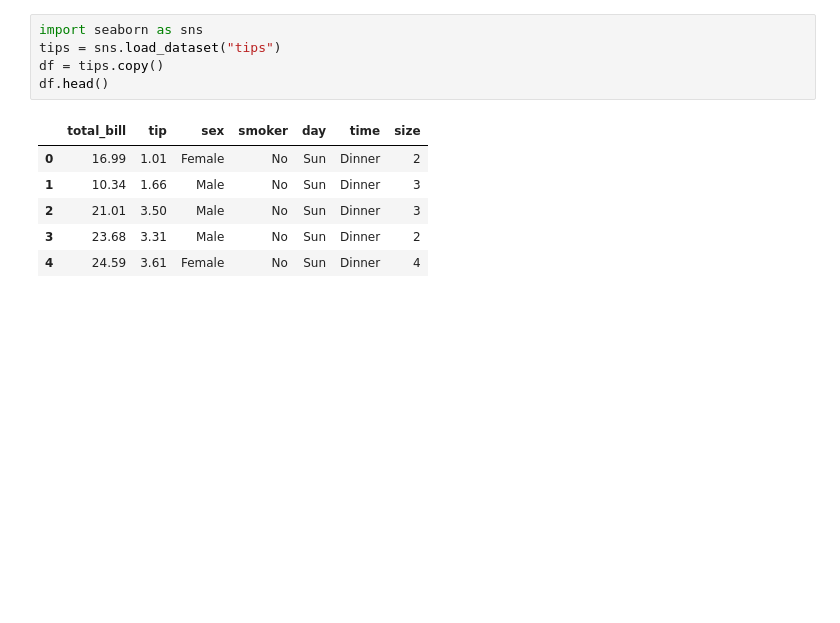
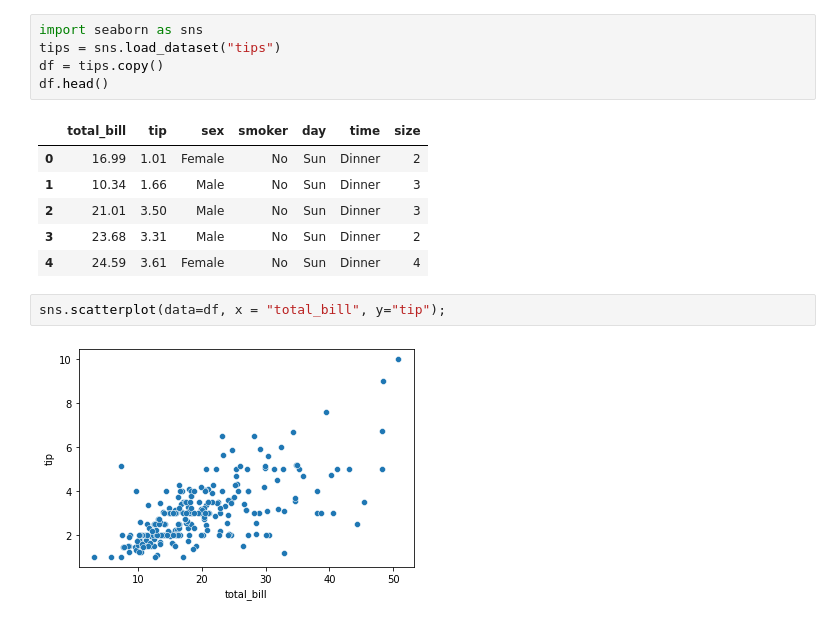
Before and after one commit to omeryildizce/Yapay-Zeka-ve-Veri-Bilimi-icin-Python-Programlama, a Jupyter notebook: bolum_07_seaborn/c08_kolerayon.ipynb, the cells around one changed output. Saved outputs shown, nothing was run; the diff lists cells and outputs as text; blank space fills up the shorter version.

```diff
--- a/bolum_07_seaborn/c08_kolerayon.ipynb
+++ b/bolum_07_seaborn/c08_kolerayon.ipynb
@@ -14,3 +14,7 @@ df.head()
 | 2 | 21.01 | 3.50 | Male | No | Sun | Dinner | 3 |
 | 3 | 23.68 | 3.31 | Male | No | Sun | Dinner | 2 |
 | 4 | 24.59 | 3.61 | Female | No | Sun | Dinner | 4 |
+# %%
+sns.scatterplot(data=df, x = "total_bill", y="tip");
+# %% [output]
+[figure, added]
```
Also changed, not shown: parts of 10 cells of this notebook.
